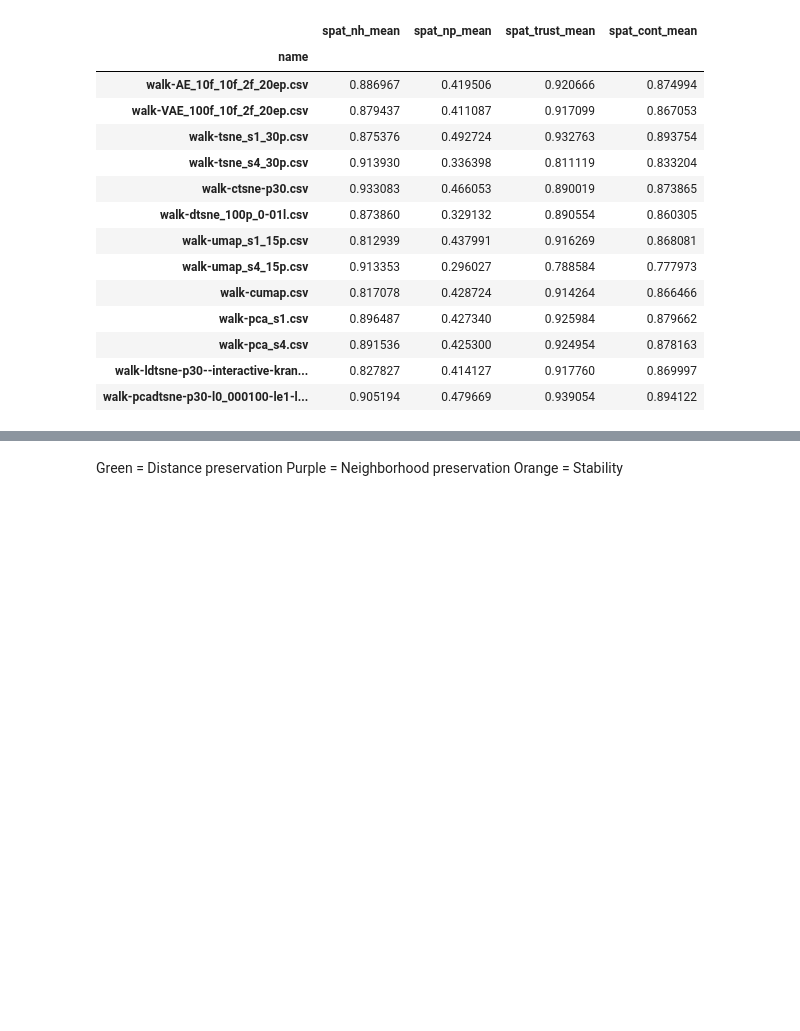
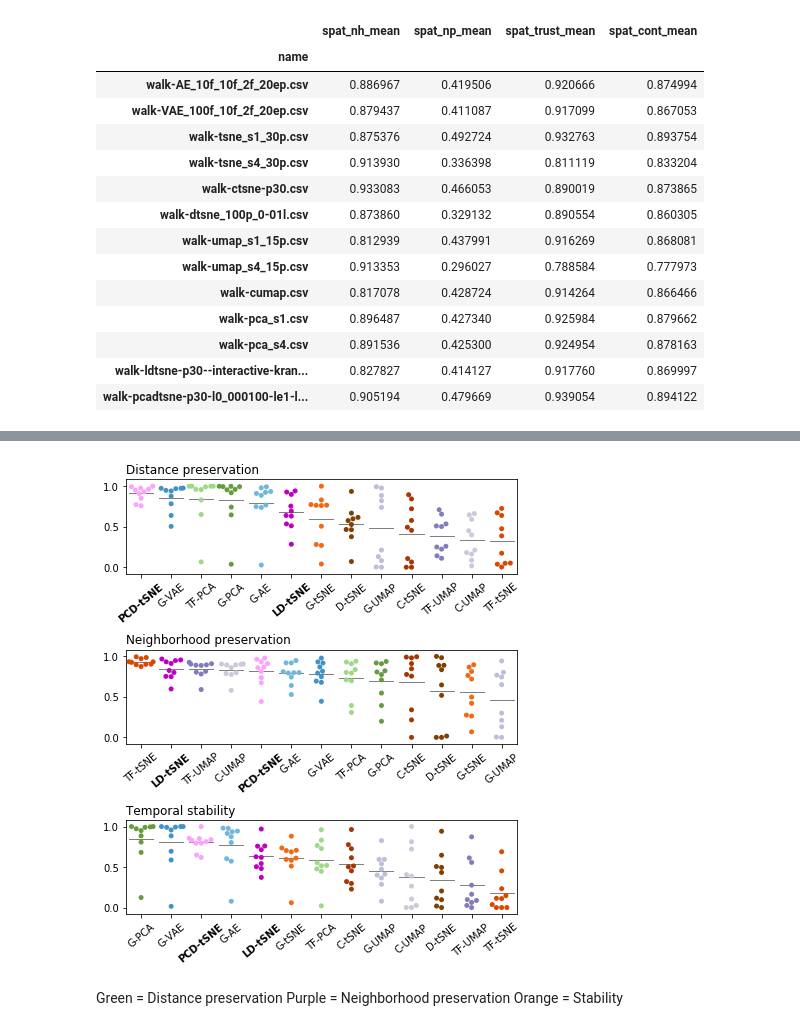
Before and after one commit to EduardoVernier/landmark-based-dynamic-projections, a Jupyter notebook: plots/v3.ipynb, the cells around one changed output, grey strips where cells are left out. Saved outputs shown, nothing was run; the diff lists cells and outputs as text; code cells hidden in the pictures; blank space fills up the shorter version.

```diff
--- a/plots/v3.ipynb
+++ b/plots/v3.ipynb
@@ -496,27 +532,33 @@ for df in [spat_mean, neigh_mean, stab_mean]:
 # %%
 titles = ['Distance preservation', 'Neighborhood preservation', 'Temporal stability']
 
 
 fig, axs = plt.subplots(nrows=3, ncols=1, figsize=(7,8), gridspec_kw=dict(hspace=.8))
 for i, df in enumerate([spat_mean, neigh_mean, stab_mean]):
     df['i'] = df.index
     df = pd.melt(df, id_vars=['i'])
     order = df.groupby('i')['value'].mean().sort_values(ascending=False).index
 
     swarm = sns.swarmplot(x="i", y="value", data=df, order=order, palette=colors, ax=axs[i])
     df = df.groupby('i').mean()
     df['i'] = df.index
     mean = sns.boxplot(x="i", y="value", data=df, order=order, ax=axs[i],
                      medianprops = dict(linestyle='-', linewidth=1, color='gray'),
                      showbox=False, showcaps=False)
 
     axs[i].set_xticklabels(axs[i].get_xticklabels(), rotation=40, ha='center')
     axs[i].set_xlabel('')
     axs[i].set_ylabel('')
     axs[i].set_title(titles[i], loc='left')
+    # make our methods bold
+    for l in axs[i].get_xticklabels():
+        if l.get_text() in ['PCD-tSNE', 'LD-tSNE']:
+            plt.setp(l, fontweight="bold")
 
 fig.tight_layout()
 fig.savefig('swarm.eps', pad_inches=0, bbox_inches='tight')
+# %% [output]
+[figure, added]
 # %% [markdown]
 Green = Distance preservation
 Purple = Neighborhood preservation
```
Also changed, not shown: parts of 10 cells of this notebook, 10 other files.
